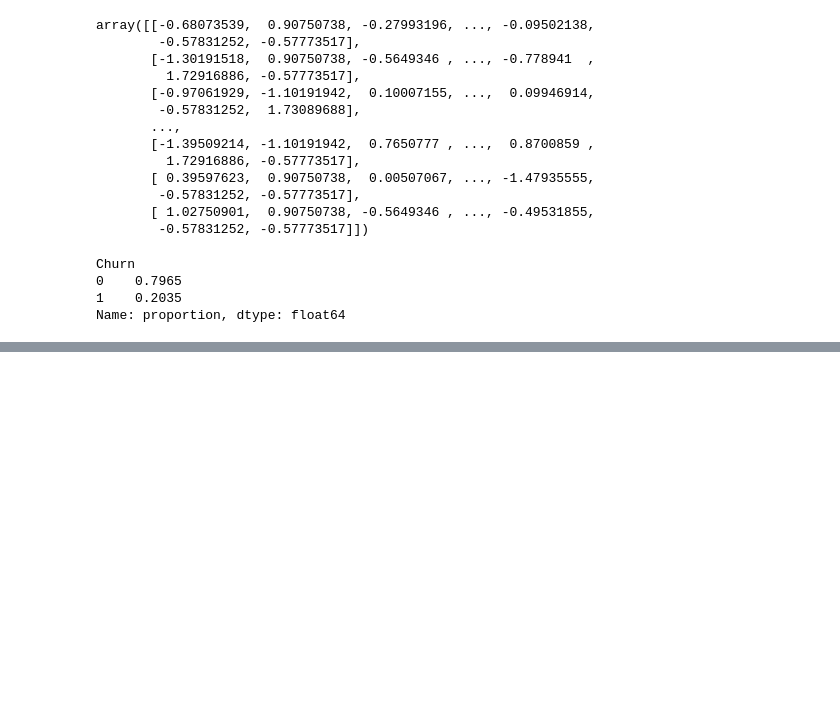
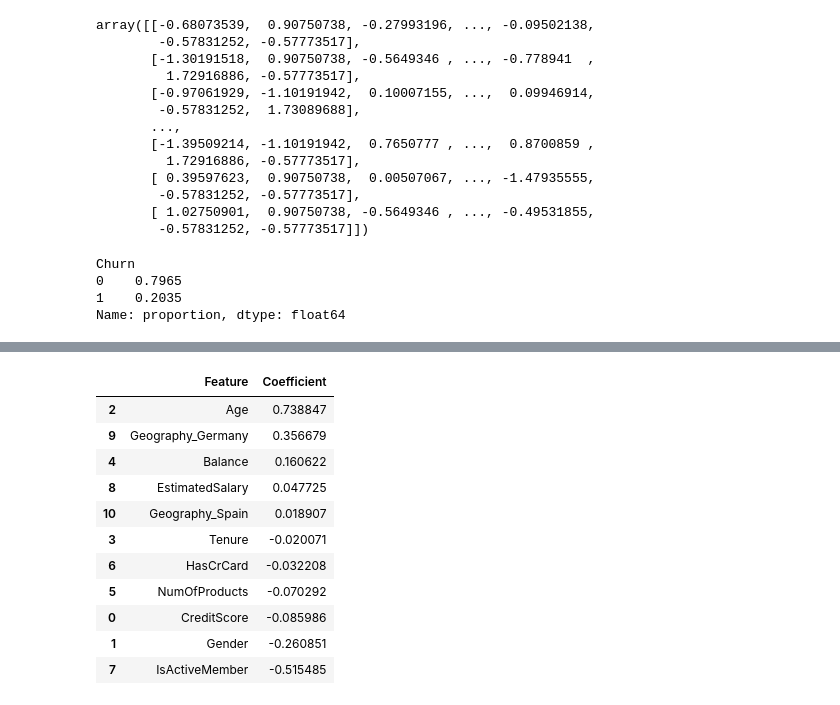
Before and after one commit to pauyoo/Churn_Rate_Prediction, a Jupyter notebook: Churn Data Preprocessing, feture engineering & modelling.ipynb, the cells around one changed output, grey strips where cells are left out. Saved outputs shown, nothing was run; the diff lists cells and outputs as text; code cells hidden in the pictures; blank space fills up the shorter version.

```diff
--- a/Churn Data Preprocessing, feture engineering & modelling.ipynb
+++ b/Churn Data Preprocessing, feture engineering & modelling.ipynb
@@ -257,0 +321,20 @@ Name: proportion, dtype: float64
+# %%
+coef_df = pd.DataFrame({
+    'Feature': X.columns,
+    'Coefficient': log_model.coef_[0]
+}).sort_values(by='Coefficient', ascending=False)
+
+coef_df
+# %% [output]
+|  | Feature | Coefficient |
+| 2 | Age | 0.738847 |
+| 9 | Geography_Germany | 0.356679 |
+| 4 | Balance | 0.160622 |
+| 8 | EstimatedSalary | 0.047725 |
+| 10 | Geography_Spain | 0.018907 |
+| 3 | Tenure | -0.020071 |
+| 6 | HasCrCard | -0.032208 |
+| 5 | NumOfProducts | -0.070292 |
+| 0 | CreditScore | -0.085986 |
+| 1 | Gender | -0.260851 |
+| 7 | IsActiveMember | -0.515485 |
```
Also changed, not shown: parts of 16 cells of this notebook, 1 other file.
